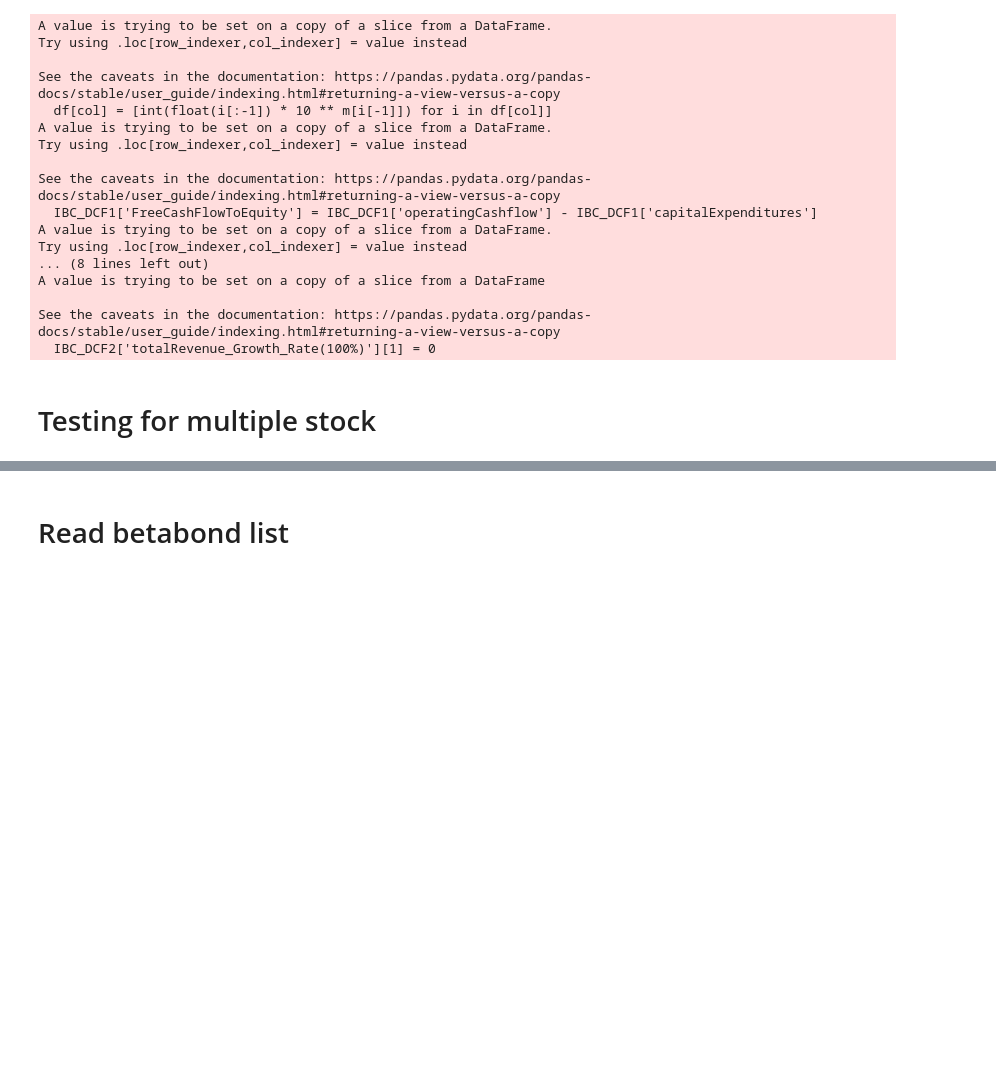
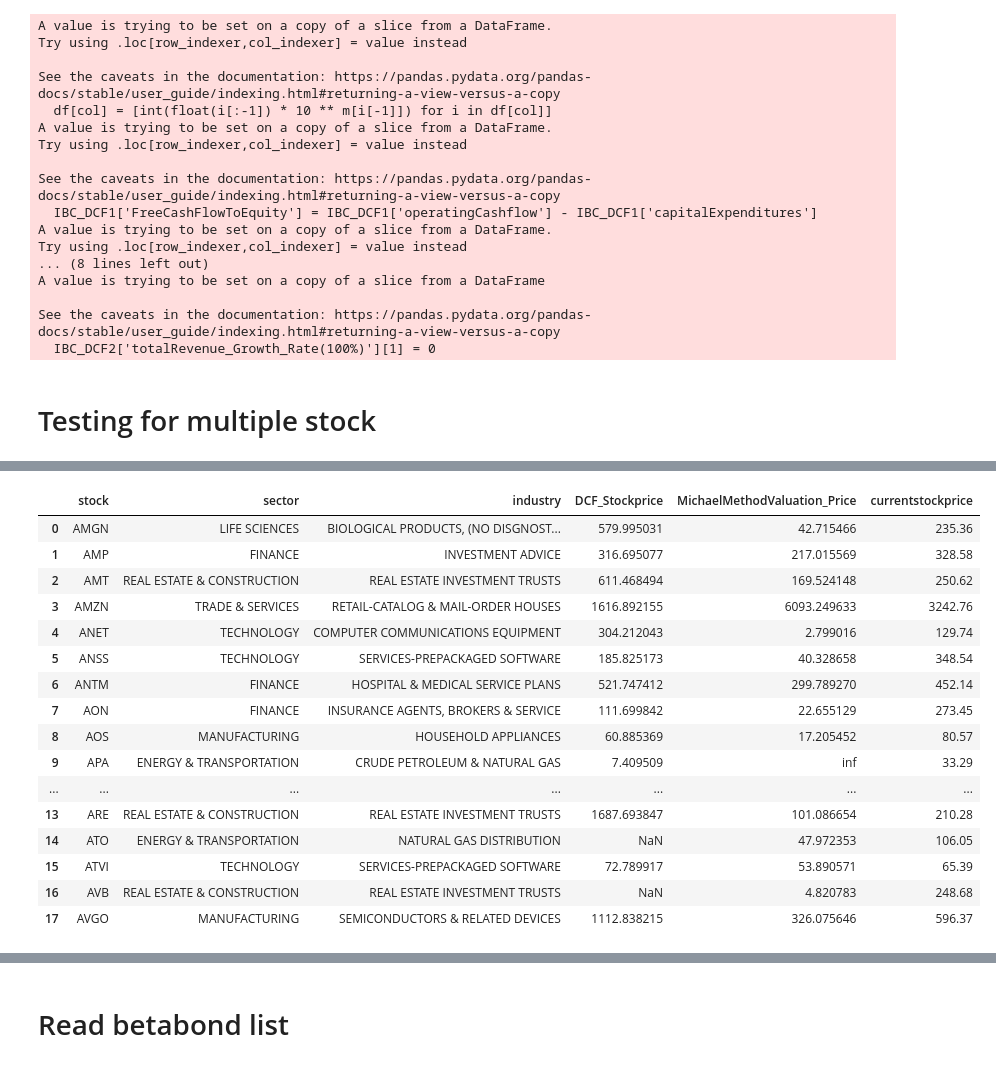
Before and after one commit to HaydenChan123/StockPY_DCF-Model, a Jupyter notebook: Stocks_Fundamental_System_v5.ipynb, the cells around one changed output, grey strips where cells are left out. Drawn from its saved outputs; the diff is of its cells as text; code cells hidden in the pictures; blank space fills up the shorter version.

Commit message:
Finalized df but havent done for all stock compilation

```diff
--- a/Stocks_Fundamental_System_v5.ipynb
+++ b/Stocks_Fundamental_System_v5.ipynb
@@ -437,0 +440,8 @@ API = apitouse
+# %%
+from ast import literal_eval
+your_lists = (literal_eval(s) for s in open('listofStockBondBeta.txt'))
+wantedlisthere = []
+for i in your_lists:
+    for j in i:
+        wantedlisthere.append(j[0])
+#         print(j[0])
@@ -437,0 +468,3 @@ API = apitouse
+# %%
+stocks = wantedlisthere[30:80]
+stocks
@@ -437,0 +489,4 @@ API = apitouse
+# %%
+stocks
+for x,y in zip(stocks,API):
+    print(x,y)
@@ -438,10 +495,10 @@ API = apitouse
 # %%
-# TESTING
+# Final2
 # dfstock = pd.Dataframe(columns = cols)
+API = apitouse
 fullwantedlist = []
 nooblist = []
-# stocks = ['MSFT']
-# API = ['53K56OJAX5T2DQJZ']
+
 for x,y in zip(stocks,API):
     print(x,y)
     try:
@@ -454,7 +511,6 @@ for x,y in zip(stocks,API):
         EARNINGS_DATA = EARNINGS_DATA.apply(pd.to_numeric)
         EARNINGS_DATA['shifted_EPS'] = EARNINGS_DATA.reportedEPS.shift(-1, axis = 0)
         EARNINGS_DATA['EPS_Growth_Rate']= 100*((EARNINGS_DATA['reportedEPS'] - EARNINGS_DATA['shifted_EPS'])/ abs(EARNINGS_DATA['shifted_EPS']))
-
         EARNINGS_DATA[['EPS_Growth_Avg_Perc']] = EARNINGS_DATA[:6]['EPS_Growth_Rate'].mean()
         IBC = pd.merge(pd.merge(pd.merge(INCOME_DATA,BALANCE_DATA,on='fiscalDateEnding')
                                 ,CASHFLOW_DATA,on='fiscalDateEnding')
@@ -481,6 +537,8 @@ for x,y in zip(stocks,API):
         IBC1 = pd.concat([IBC1,price], axis=1)
 
         IBC1['new_EntryPrice'] = [-x if y <0 else x for x,y in zip(IBC1['EntryPrice'],IBC1['EPS_Growth_Avg_Perc'])]
+################################################################################################################
+#DCF Method
 
         # To obtain Analyst Predicted Revenue
         Revenue_Estimate = extractdata(x,1)
@@ -577,16 +635,21 @@ for x,y in zip(stocks,API):
         TodaysValue = PVofFCF_TerminalValue + IBC_DCF2['PVofFCF'][:4].sum()
         DCF_Stockprice = TodaysValue / IBC_DCF2['commonStockSharesOutstanding'][4]
 
+#######################################################################
+
         # What we want
         currentstockprice = STOCKPRICE_DATA['Close'][0]
         MichaelMethodValuation_Price = IBC1['new_EntryPrice'][0]
+        sector = OVERVIEW_DATA[['Sector']].iloc[0,0]
+        industry = OVERVIEW_DATA[['Industry']].iloc[0,0]
 
-        wantedlist = [x,DCF_Stockprice,MichaelMethodValuation_Price,currentstockprice]
+        # Remember to add in the column name when some column added into wantedlist
+        wantedlist = [x,sector, industry, DCF_Stockprice,MichaelMethodValuation_Price,currentstockprice]
         fullwantedlist.append(wantedlist)
     except:
-        nooblist.apend(x)
+        nooblist.append(x)
         continue
 
-colsssssss = ['stock','DCF_Stockprice','MichaelMethodValuation_Price','currentstockprice']
-pd.DataFrame(fullwantedlist, columns=colsssssss)
+colsssssss = ['stock','sector','industry','DCF_Stockprice','MichaelMethodValuation_Price','currentstockprice']
+WantedDf = pd.DataFrame(fullwantedlist, columns=colsssssss)
 # %% [output]
@@ -616,0 +677,21 @@ SAM GYX11ISSPTSUX78K
+# %%
+list2 = WantedDf.copy()
+list2
+# %% [output]
+|  | stock | sector | industry | DCF_Stockprice | MichaelMethodValuation_Price | currentstockprice |
+| 0 | AMGN | LIFE SCIENCES | BIOLOGICAL PRODUCTS, (NO DISGNOST... | 579.995031 | 42.715466 | 235.36 |
+| 1 | AMP | FINANCE | INVESTMENT ADVICE | 316.695077 | 217.015569 | 328.58 |
+| 2 | AMT | REAL ESTATE & CONSTRUCTION | REAL ESTATE INVESTMENT TRUSTS | 611.468494 | 169.524148 | 250.62 |
+| 3 | AMZN | TRADE & SERVICES | RETAIL-CATALOG & MAIL-ORDER HOUSES | 1616.892155 | 6093.249633 | 3242.76 |
+| 4 | ANET | TECHNOLOGY | COMPUTER COMMUNICATIONS EQUIPMENT | 304.212043 | 2.799016 | 129.74 |
+| 5 | ANSS | TECHNOLOGY | SERVICES-PREPACKAGED SOFTWARE | 185.825173 | 40.328658 | 348.54 |
+| 6 | ANTM | FINANCE | HOSPITAL & MEDICAL SERVICE PLANS | 521.747412 | 299.789270 | 452.14 |
+| 7 | AON | FINANCE | INSURANCE AGENTS, BROKERS & SERVICE | 111.699842 | 22.655129 | 273.45 |
+| 8 | AOS | MANUFACTURING | HOUSEHOLD APPLIANCES | 60.885369 | 17.205452 | 80.57 |
+| 9 | APA | ENERGY & TRANSPORTATION | CRUDE PETROLEUM & NATURAL GAS | 7.409509 | inf | 33.29 |
+| ... | ... | ... | ... | ... | ... | ... |
+| 13 | ARE | REAL ESTATE & CONSTRUCTION | REAL ESTATE INVESTMENT TRUSTS | 1687.693847 | 101.086654 | 210.28 |
+| 14 | ATO | ENERGY & TRANSPORTATION | NATURAL GAS DISTRIBUTION | NaN | 47.972353 | 106.05 |
+| 15 | ATVI | TECHNOLOGY | SERVICES-PREPACKAGED SOFTWARE | 72.789917 | 53.890571 | 65.39 |
+| 16 | AVB | REAL ESTATE & CONSTRUCTION | REAL ESTATE INVESTMENT TRUSTS | NaN | 4.820783 | 248.68 |
+| 17 | AVGO | MANUFACTURING | SEMICONDUCTORS & RELATED DEVICES | 1112.838215 | 326.075646 | 596.37 |
```
Also changed, not shown: parts of 13 cells of this notebook, 4 other files.
